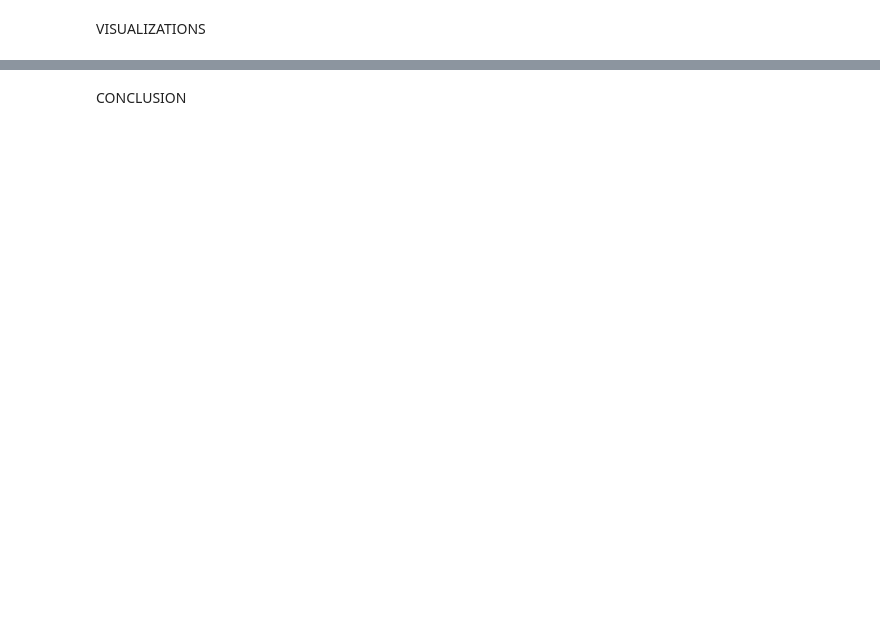
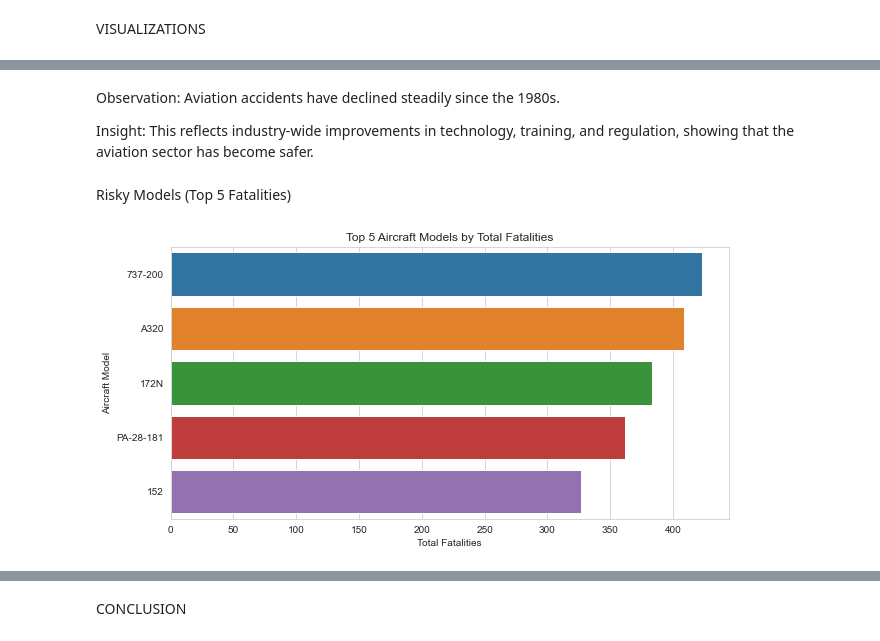
Before and after one commit to triciatoo/My-Phase-1-Project, a Jupyter notebook: index.ipynb, the cells around one changed output, grey strips where cells are left out. Drawn from its saved outputs; the diff is of its cells as text; code cells hidden in the pictures; blank space fills up the shorter version.

```diff
--- a/index.ipynb
+++ b/index.ipynb
@@ -315,0 +380,17 @@ VISUALIZATIONS
+# %% [markdown]
+Observation: Aviation accidents have declined steadily since the 1980s.
+
+Insight: This reflects industry-wide improvements in technology, training, and regulation, showing that the aviation sector has become safer.
+# %% [markdown]
+Risky Models (Top 5 Fatalities)
+# %%
+fatalities_by_model = (df_aviation.groupby("Model")["Total.Fatal.Injuries"].sum().sort_values(ascending=False).head(5))
+
+plt.figure(figsize=(10,5))
+sns.barplot(x=fatalities_by_model.values, y=fatalities_by_model.index)
+plt.title("Top 5 Aircraft Models by Total Fatalities")
+plt.xlabel("Total Fatalities")
+plt.ylabel("Aircraft Model")
+plt.show()
+# %% [output]
+[figure, added]
```
Also changed, not shown: parts of 20 cells of this notebook, 1 other file.
